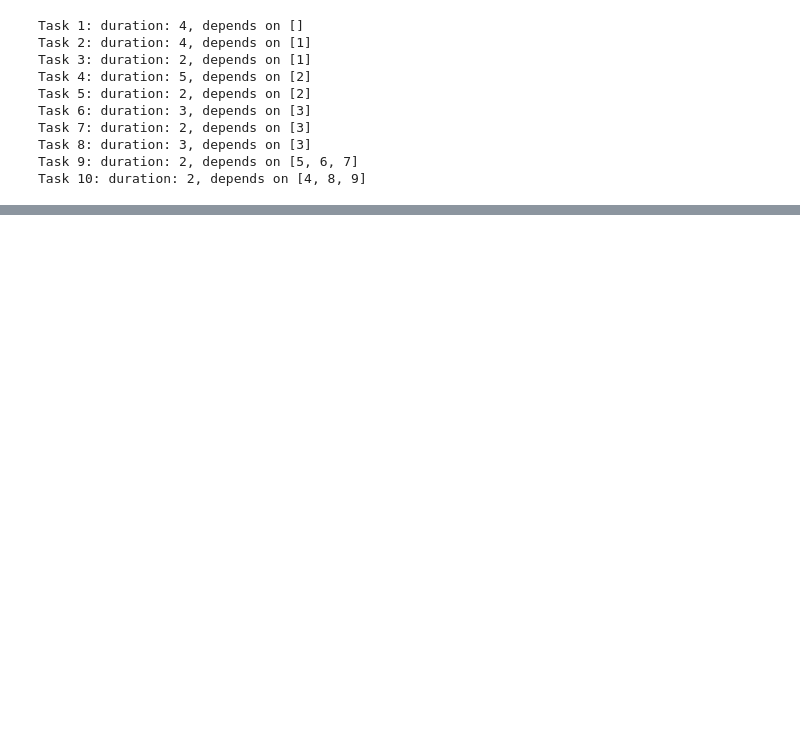
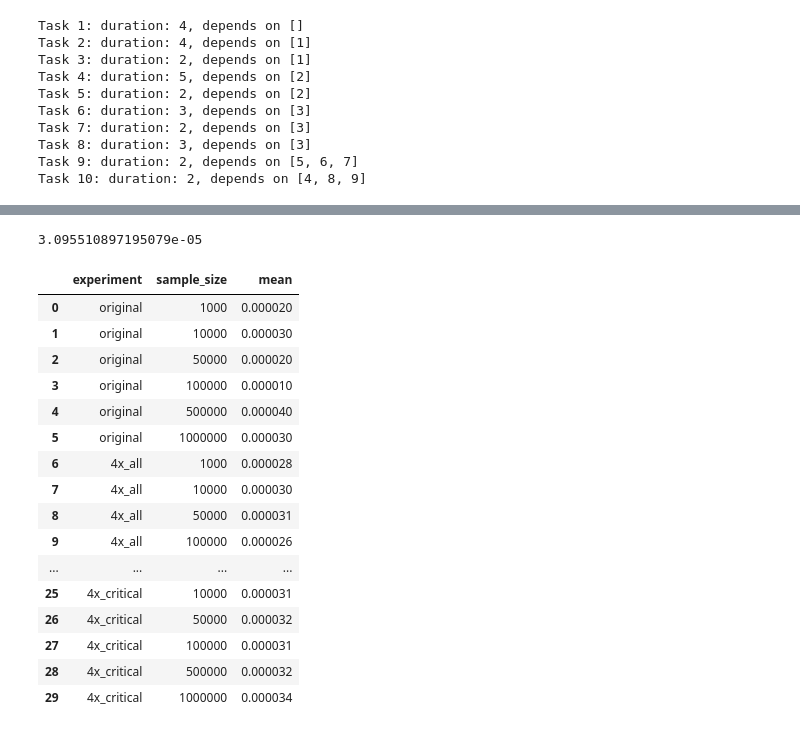
Before and after one commit to bjlkeng/sandbox, a Jupyter notebook: notebooks/vae-importance_sampling/DAG_example.ipynb, the cells around one changed output, grey strips where cells are left out. Saved outputs shown, nothing was run; the diff lists cells and outputs as text; code cells hidden in the pictures; blank space fills up the shorter version.

```diff
--- a/notebooks/vae-importance_sampling/DAG_example.ipynb
+++ b/notebooks/vae-importance_sampling/DAG_example.ipynb
@@ -91,0 +82,73 @@ sns.lineplot(x='N', y='ratio', data=trials, markers=True, marker='o')
+# %%
+def simulate_importance(n, dag, importance_parameters=None):
+    ''' Compute E(T_10 >= 70) = 1/n \sum I(T_10 > 70) \pi_k likelihood_ratio_k '''
+    if importance_parameters is None:
+        importance_parameters = [1.] * (len(dag))
+    assert len(dag) == len(importance_parameters)
+
+    # Sample from the importance distribution to get all our task times
+    q_samples = []
+    durations = []
+    for i, task in enumerate(dag):
+        durations.append(task['duration'])
+        q_sample = np.random.exponential(importance_parameters[i], n)
+        q_samples.append(q_sample)
+
+    # Compute the likelihood ratios in log space [exp(-T/\theta) /\theta] / [exp(-T/\lambda) / \lambda]
+    stacked_q_samples = np.stack(q_samples, axis=1)
+    log_durations = np.log(durations)
+    log_importance_parameters = np.log(importance_parameters)
+    likelihoods = np.sum((-log_durations - stacked_q_samples / durations) -
+                         (-log_importance_parameters - stacked_q_samples / importance_parameters),
+                         axis=1)
+
+    # Compute final outcome variable
+    times = np.zeros((len(dag), n))
+    for i, task in enumerate(dag):
+        if task['depends']:
+            times[i, :] = np.max(times[task['depends'], :] + q_samples[i], axis=0)
+        else:
+            times[i, :] = q_samples[i]
+
+    outcome = np.where(times[-1, :] >= 70, 1., 0.) * np.exp(likelihoods)
+    return np.mean(outcome)
+
+#params = [4, 4, 2, 5, 2, 3, 2, 3, 2, 2]
+params = [16, 16, 2, 20, 2, 3, 2, 3, 2, 16]
+simulate_importance(10000, dag, params)
+# %% [output]
+3.095510897195079e-05
+# %%
+distributions = [
+    ('original', [4, 4, 2, 5, 2, 3, 2, 3, 2, 2]), # original
+    ('4x_all', [4 * x for x in [4, 4, 2, 5, 2, 3, 2, 3, 2, 2]]), # quadrupling
+    ('2x_critical', [8, 8, 2, 10, 2, 3, 2, 3, 2, 4]), # 2x Multiplicative change in bottleneck tasks 1, 2, 4, 10
+    ('3x_critical', [12, 12, 2, 15, 2, 3, 2, 3, 2, 12]), # 3x Multiplicative change in bottleneck tasks 1, 2, 4, 10
+    ('4x_critical', [16, 16, 2, 20, 2, 3, 2, 3, 2, 16]), # 4x Multiplicative change in bottleneck tasks 1, 2, 4, 10
+]
+
+data = []
+for name, importance_params in distributions:
+    for N in [1000, 10000, 50000, 100000, 500000, 1000000]:
+        mean = simulate_importance(100000, dag, importance_params)
+        data.append((name, N, mean))
+df_importance = pd.DataFrame(data, columns=['experiment', 'sample_size', 'mean'])
+df_importance
+# %% [output]
+|  | experiment | sample_size | mean |
+| 0 | original | 1000 | 0.000020 |
+| 1 | original | 10000 | 0.000030 |
+| 2 | original | 50000 | 0.000020 |
+| 3 | original | 100000 | 0.000010 |
+| 4 | original | 500000 | 0.000040 |
+| 5 | original | 1000000 | 0.000030 |
+| 6 | 4x_all | 1000 | 0.000028 |
+| 7 | 4x_all | 10000 | 0.000030 |
+| 8 | 4x_all | 50000 | 0.000031 |
+| 9 | 4x_all | 100000 | 0.000026 |
+| ... | ... | ... | ... |
+| 25 | 4x_critical | 10000 | 0.000031 |
+| 26 | 4x_critical | 50000 | 0.000032 |
+| 27 | 4x_critical | 100000 | 0.000031 |
+| 28 | 4x_critical | 500000 | 0.000032 |
+| 29 | 4x_critical | 1000000 | 0.000034 |
```
Also changed, not shown: parts of 5 cells of this notebook.
